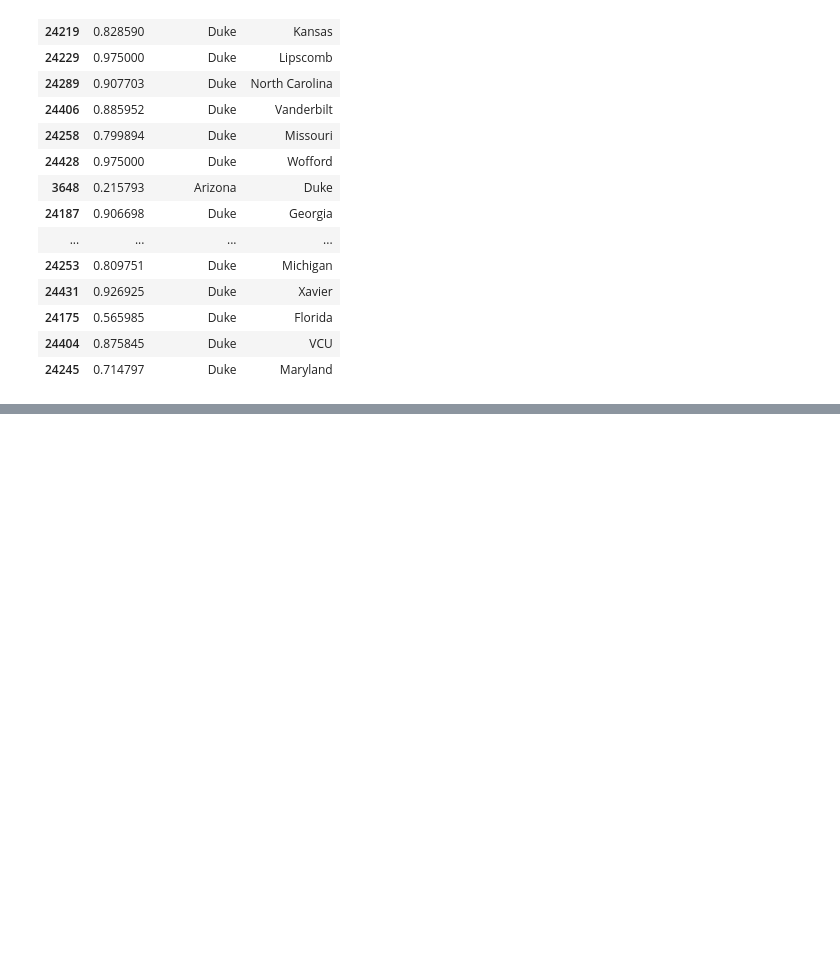
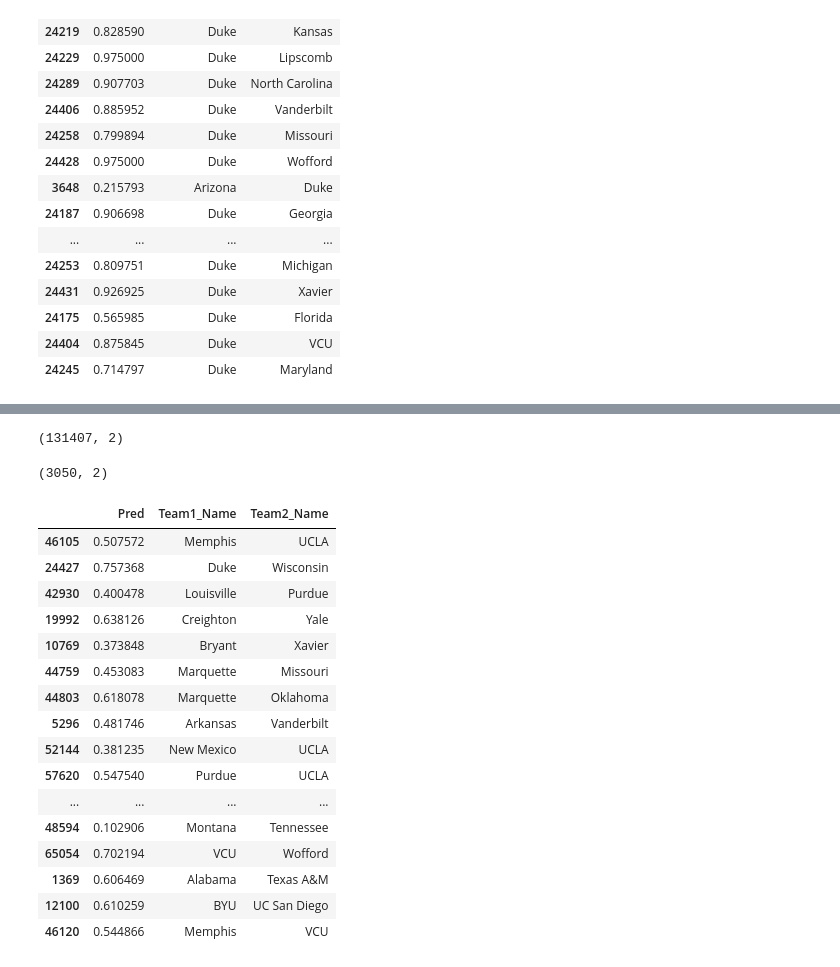
Before and after one commit to danchizik18/MarchMadness2025, a Jupyter notebook: notebooks/look_at_submission/exploreSubmission.ipynb, the cells around one changed output, grey strips where cells are left out. Cells and saved outputs as stored; diff of their text form; code cells hidden in the pictures; blank space fills up the shorter version.

```diff
--- a/notebooks/look_at_submission/exploreSubmission.ipynb
+++ b/notebooks/look_at_submission/exploreSubmission.ipynb
@@ -603,0 +672,28 @@ final_duke[['Pred', 'Team1_Name', 'Team2_Name']].sample(20)
+# %%
+kaggle.shape
+# %% [output]
+(131407, 2)
+# %%
+kaggle[kaggle['Pred'] > 0.5].shape
+# %% [output]
+(3050, 2)
+# %%
+filtered_updatedmarch17[['Pred', 'Team1_Name', 'Team2_Name']].sample(50)
+# %% [output]
+|  | Pred | Team1_Name | Team2_Name |
+| 46105 | 0.507572 | Memphis | UCLA |
+| 24427 | 0.757368 | Duke | Wisconsin |
+| 42930 | 0.400478 | Louisville | Purdue |
+| 19992 | 0.638126 | Creighton | Yale |
+| 10769 | 0.373848 | Bryant | Xavier |
+| 44759 | 0.453083 | Marquette | Missouri |
+| 44803 | 0.618078 | Marquette | Oklahoma |
+| 5296 | 0.481746 | Arkansas | Vanderbilt |
+| 52144 | 0.381235 | New Mexico | UCLA |
+| 57620 | 0.547540 | Purdue | UCLA |
+| ... | ... | ... | ... |
+| 48594 | 0.102906 | Montana | Tennessee |
+| 65054 | 0.702194 | VCU | Wofford |
+| 1369 | 0.606469 | Alabama | Texas A&M |
+| 12100 | 0.610259 | BYU | UC San Diego |
+| 46120 | 0.544866 | Memphis | VCU |
```
Also changed, not shown: parts of 10 cells of this notebook, 2 other files.
